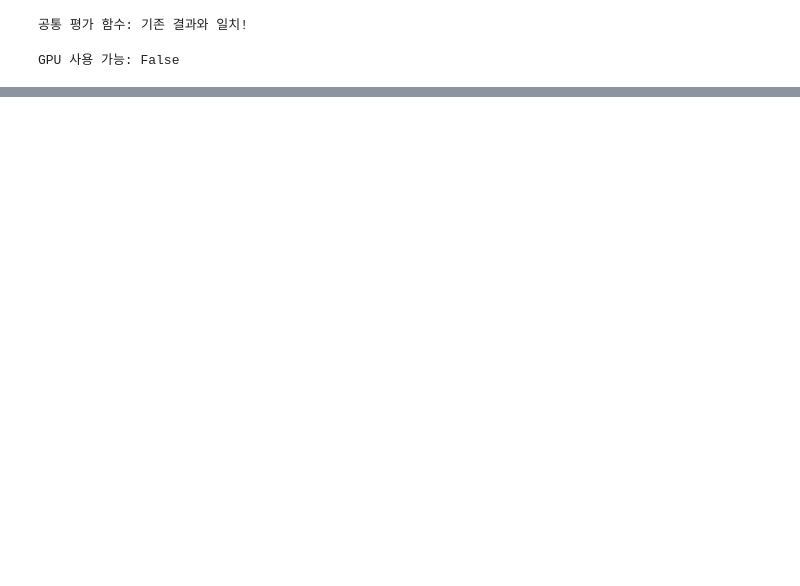
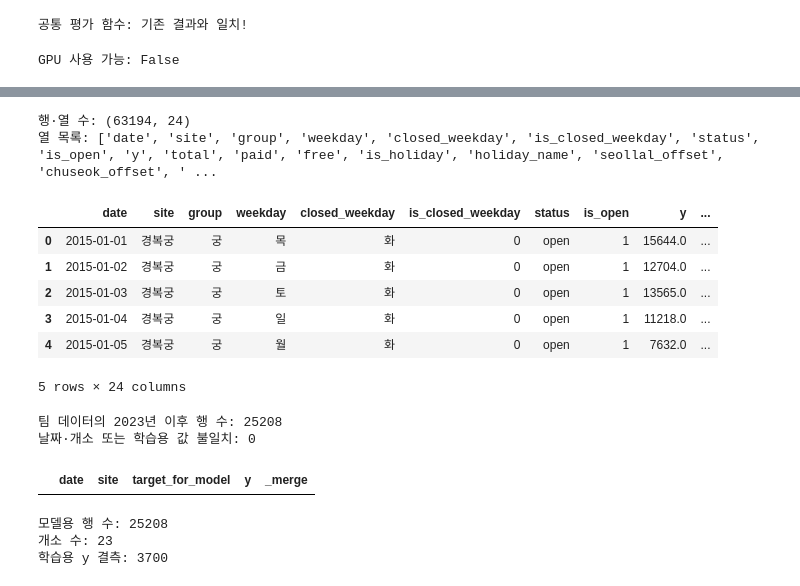
Before and after one commit to ysy3046/ai-data-bootcamp, a Jupyter notebook: project_3_data_모형_검증.ipynb, the cells around one changed output, grey strips where cells are left out. Drawn from its saved outputs; the diff is of its cells as text; code cells hidden in the pictures; blank space fills up the shorter version.

```diff
--- a/project_3_data_모형_검증.ipynb
+++ b/project_3_data_모형_검증.ipynb
@@ -1067,0 +1042,66 @@ files.download(archive)
+# %%
+team_panel = pd.read_csv(
+    "preprocessed_panel.csv",
+    encoding="utf-8-sig",
+    parse_dates=["date"]
+)
+
+print("행·열 수:", team_panel.shape)
+print("열 목록:", team_panel.columns.tolist())
+display(team_panel.head())
+# %% [output]
+행·열 수: (63194, 24)
+열 목록: ['date', 'site', 'group', 'weekday', 'closed_weekday', 'is_closed_weekday', 'status', 'is_open', 'y', 'total', 'paid', 'free', 'is_holiday', 'holiday_name', 'seollal_offset', 'chuseok_offset', ' ...
+|  | date | site | group | weekday | closed_weekday | is_closed_weekday | status | is_open | y | ... |
+| 0 | 2015-01-01 | 경복궁 | 궁 | 목 | 화 | 0 | open | 1 | 15644.0 | ... |
+| 1 | 2015-01-02 | 경복궁 | 궁 | 금 | 화 | 0 | open | 1 | 12704.0 | ... |
+| 2 | 2015-01-03 | 경복궁 | 궁 | 토 | 화 | 0 | open | 1 | 13565.0 | ... |
+| 3 | 2015-01-04 | 경복궁 | 궁 | 일 | 화 | 0 | open | 1 | 11218.0 | ... |
+| 4 | 2015-01-05 | 경복궁 | 궁 | 월 | 화 | 0 | open | 1 | 7632.0 | ... |
+5 rows × 24 columns
+# %%
+team_recent = team_panel.loc[
+    team_panel["date"] >= "2023-01-01"
+].copy()
+
+comparison = work_data[
+    ["date", "site", "target_for_model"]
+].merge(
+    team_recent[["date", "site", "y"]],
+    on=["date", "site"],
+    how="outer",
+    validate="one_to_one",
+    indicator=True
+)
+
+same_value = np.isclose(
+    comparison["target_for_model"],
+    comparison["y"],
+    rtol=0,
+    atol=0,
+    equal_nan=True
+)
+
+different = comparison.loc[
+    comparison["_merge"].ne("both") | ~same_value
+]
+
+print("팀 데이터의 2023년 이후 행 수:", len(team_recent))
+print("날짜·개소 또는 학습용 값 불일치:", len(different))
+display(different.head())
+# %% [output]
+팀 데이터의 2023년 이후 행 수: 25208
+날짜·개소 또는 학습용 값 불일치: 0
+|  | date | site | target_for_model | y | _merge |
+# %%
+model_panel = team_recent.sort_values(
+    ["site", "date"]
+).reset_index(drop=True).copy()
+
+print("모델용 행 수:", len(model_panel))
+print("개소 수:", model_panel["site"].nunique())
+print("학습용 y 결측:", model_panel["y"].isna().sum())
+# %% [output]
+모델용 행 수: 25208
+개소 수: 23
+학습용 y 결측: 3700
```
Also changed, not shown: parts of 13 cells of this notebook.
